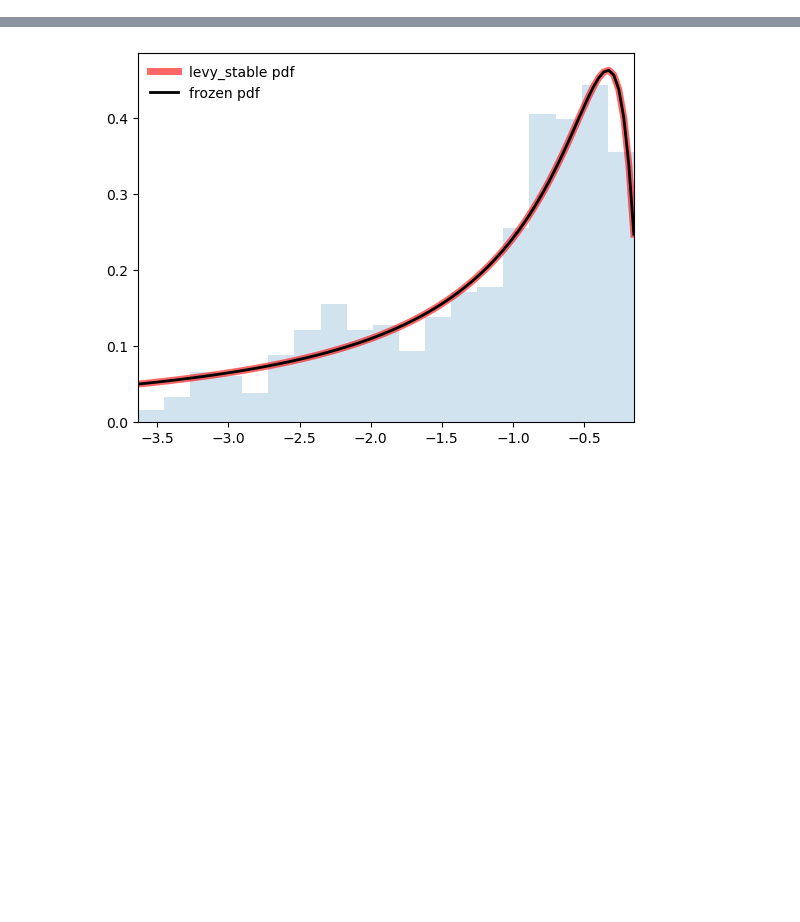
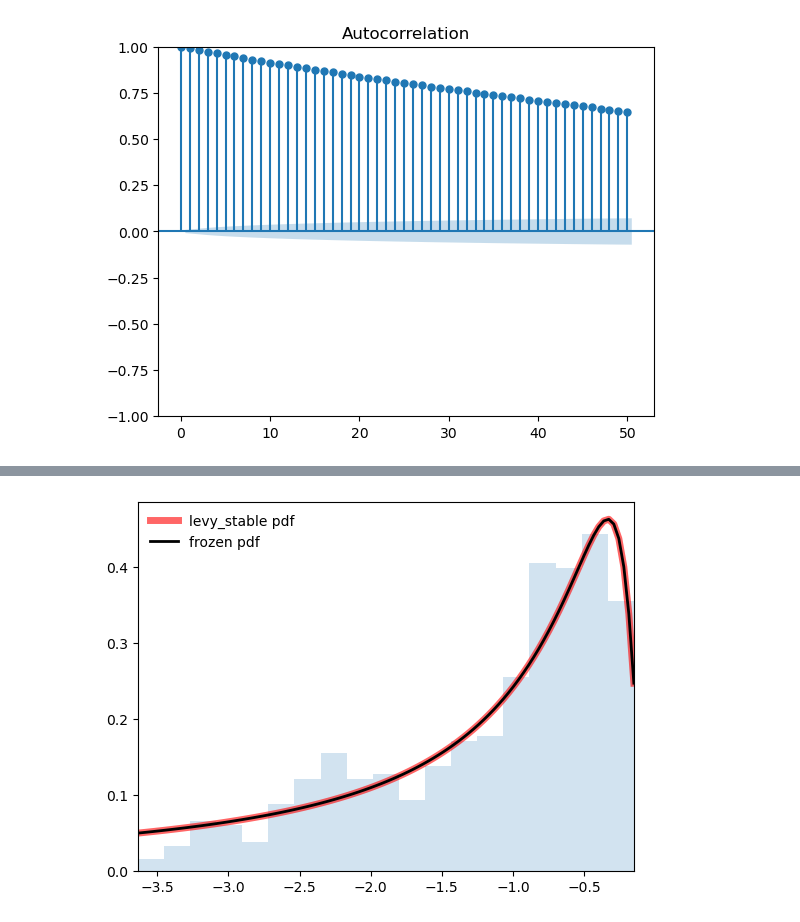
Before and after one commit to University-of-Silesia-Ion-Channel/Jonus, a Jupyter notebook: interactable.ipynb, the cells around one changed output, grey strips where cells are left out. Saved outputs shown, nothing was run; the diff lists cells and outputs as text; code cells hidden in the pictures; blank space fills up the shorter version.

Commit message:
Added autocorelation(maybe broken)

```diff
--- a/interactable.ipynb
+++ b/interactable.ipynb
@@ -131,0 +133,8 @@ Dropdown(description='Random Force', options={'Gauss Force': <function random_fo
+# %%
+import pickle
+
+from monostable_model import calculate_autocorelation
+current = pickle.load(open('simulation_m20_D100.0.p', 'rb'))
+calculate_autocorelation(current['x'][:50000], 50)
+# %% [output]
+[figure, added]
```
Also changed, not shown: parts of 2 cells of this notebook, 2 other files.
